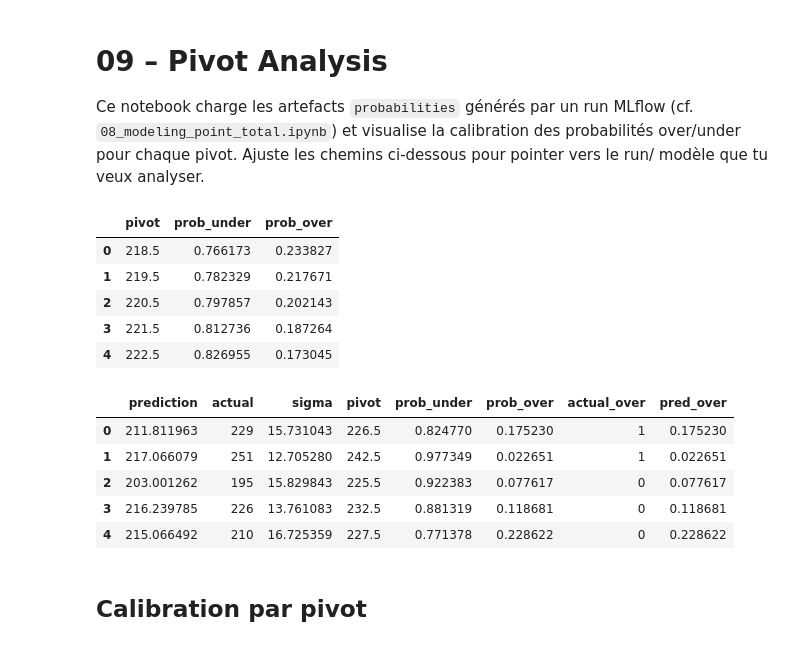
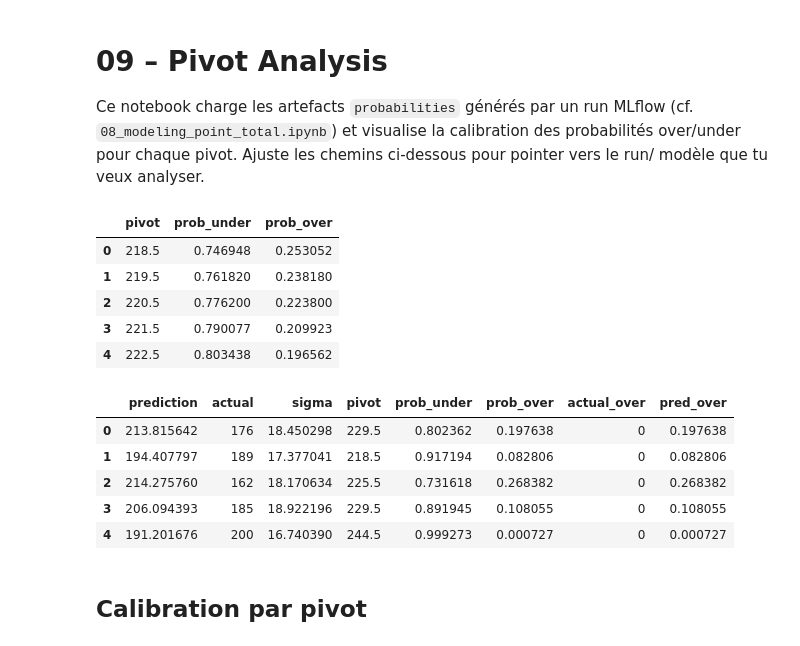
Before and after one commit to SirGenkii/NBA_Predictor, a Jupyter notebook: 09_pivot_analysis.ipynb, the cells around one changed output. Drawn from its saved outputs; the diff is of its cells as text; code cells hidden in the pictures.

```diff
--- a/09_pivot_analysis.ipynb
+++ b/09_pivot_analysis.ipynb
@@ -5,39 +5,39 @@ Ce notebook charge les artefacts `probabilities` générés par un run MLflow (c
 # %%
 from pathlib import Path
 import pandas as pd
 import matplotlib.pyplot as plt
 import numpy as np
 
 from src.mlflow_utils import get_latest_run_dir
 
 RUN_DIR = get_latest_run_dir(target="POINT_TOTAL", experiment_name="point_total_regression")
 
 
-MODEL_KEY = "stacking"  # 'lgbm', 'xgb', 'ngboost', 'stacking'
+MODEL_KEY = "ngboost"  # 'lgbm', 'xgb', 'ngboost', 'stacking'
 
 summary_path = RUN_DIR / "artifacts" / "probabilities" / MODEL_KEY / f"{MODEL_KEY}_pivot_summary.csv"
 samples_path = RUN_DIR / "artifacts" / "probabilities" / MODEL_KEY / "samples" / f"{MODEL_KEY}_pivot_samples.csv"
 
 summary_df = pd.read_csv(summary_path)
 samples_df = pd.read_csv(samples_path)
 samples_df["actual_over"] = (samples_df["actual"] > samples_df["pivot"]).astype(int)
 samples_df["pred_over"] = samples_df["prob_over"]
 
 display(summary_df.head())
 display(samples_df.head())
 # %% [output]
 |  | pivot | prob_under | prob_over |
-| 0 | 218.5 | 0.766173 | 0.233827 |
-| 1 | 219.5 | 0.782329 | 0.217671 |
-| 2 | 220.5 | 0.797857 | 0.202143 |
-| 3 | 221.5 | 0.812736 | 0.187264 |
-| 4 | 222.5 | 0.826955 | 0.173045 |
+| 0 | 218.5 | 0.746948 | 0.253052 |
+| 1 | 219.5 | 0.761820 | 0.238180 |
+| 2 | 220.5 | 0.776200 | 0.223800 |
+| 3 | 221.5 | 0.790077 | 0.209923 |
+| 4 | 222.5 | 0.803438 | 0.196562 |
 |  | prediction | actual | sigma | pivot | prob_under | prob_over | actual_over | pred_over |
-| 0 | 211.811963 | 229 | 15.731043 | 226.5 | 0.824770 | 0.175230 | 1 | 0.175230 |
-| 1 | 217.066079 | 251 | 12.705280 | 242.5 | 0.977349 | 0.022651 | 1 | 0.022651 |
-| 2 | 203.001262 | 195 | 15.829843 | 225.5 | 0.922383 | 0.077617 | 0 | 0.077617 |
-| 3 | 216.239785 | 226 | 13.761083 | 232.5 | 0.881319 | 0.118681 | 0 | 0.118681 |
-| 4 | 215.066492 | 210 | 16.725359 | 227.5 | 0.771378 | 0.228622 | 0 | 0.228622 |
+| 0 | 213.815642 | 176 | 18.450298 | 229.5 | 0.802362 | 0.197638 | 0 | 0.197638 |
+| 1 | 194.407797 | 189 | 17.377041 | 218.5 | 0.917194 | 0.082806 | 0 | 0.082806 |
+| 2 | 214.275760 | 162 | 18.170634 | 225.5 | 0.731618 | 0.268382 | 0 | 0.268382 |
+| 3 | 206.094393 | 185 | 18.922196 | 229.5 | 0.891945 | 0.108055 | 0 | 0.108055 |
+| 4 | 191.201676 | 200 | 16.740390 | 244.5 | 0.999273 | 0.000727 | 0 | 0.000727 |
 # %% [markdown]
 ## Calibration par pivot
 # %%
```
Also changed, not shown: parts of 5 cells of this notebook, 12 other files.
